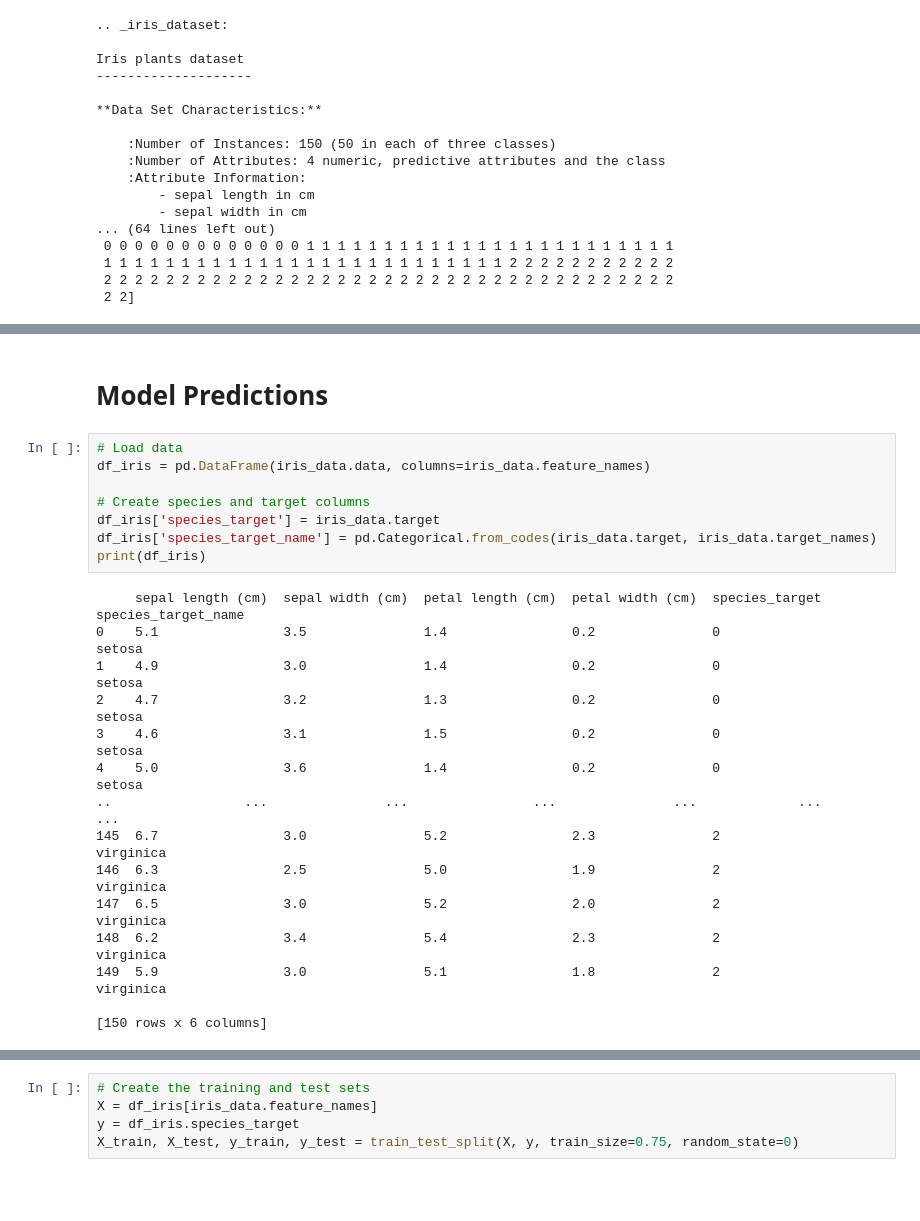
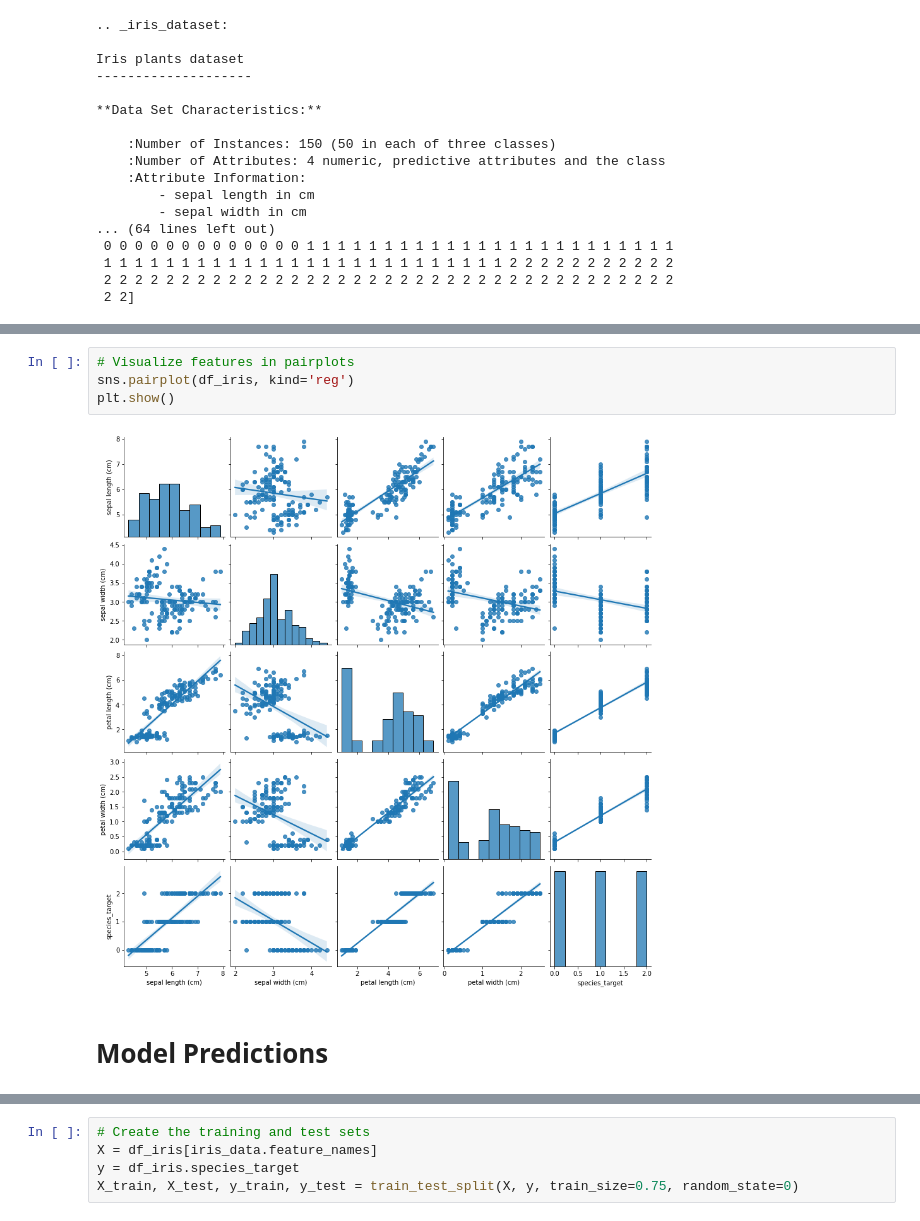
Before and after one commit to burrittresearch/iris-flower-classification-in-python, a Jupyter notebook: iris_flower_classification_in_python.ipynb, the cells around one changed output, grey strips where cells are left out. Saved outputs shown, nothing was run; the diff lists cells and outputs as text; blank space fills up the shorter version.

```diff
--- a/iris_flower_classification_in_python.ipynb
+++ b/iris_flower_classification_in_python.ipynb
@@ -105,25 +146,8 @@ Iris plants dataset
+# %%
+# Visualize features in pairplots
+sns.pairplot(df_iris, kind='reg')
+plt.show()
+# %% [output]
+[figure, added]
 # %% [markdown]
 # Model Predictions
-# %%
-# Load data
-df_iris = pd.DataFrame(iris_data.data, columns=iris_data.feature_names)
-
-# Create species and target columns
-df_iris['species_target'] = iris_data.target
-df_iris['species_target_name'] = pd.Categorical.from_codes(iris_data.target, iris_data.target_names)
-print(df_iris)
-# %% [output]
-     sepal length (cm)  sepal width (cm)  petal length (cm)  petal width (cm)  species_target species_target_name
-0    5.1                3.5               1.4                0.2               0                  setosa
-1    4.9                3.0               1.4                0.2               0                  setosa
-2    4.7                3.2               1.3                0.2               0                  setosa
-3    4.6                3.1               1.5                0.2               0                  setosa
-4    5.0                3.6               1.4                0.2               0                  setosa
-..                 ...               ...                ...               ...             ...                 ...
-145  6.7                3.0               5.2                2.3               2               virginica
-146  6.3                2.5               5.0                1.9               2               virginica
-147  6.5                3.0               5.2                2.0               2               virginica
-148  6.2                3.4               5.4                2.3               2               virginica
-149  5.9                3.0               5.1                1.8               2               virginica
-
-[150 rows x 6 columns]
```
Also changed, not shown: parts of 4 cells of this notebook.
